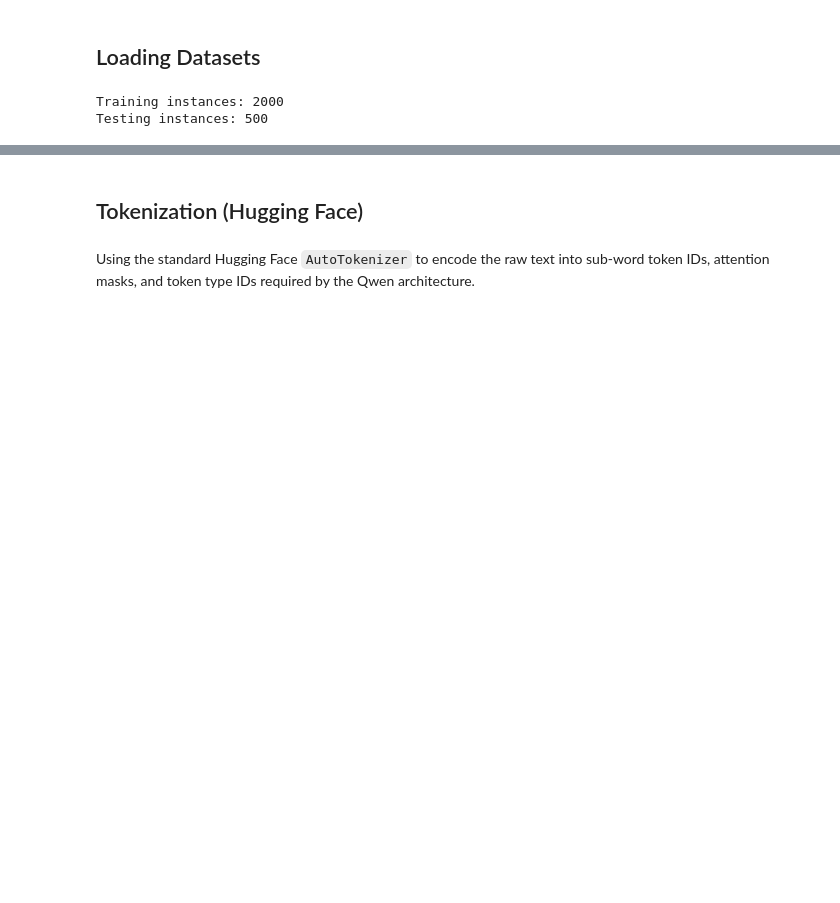
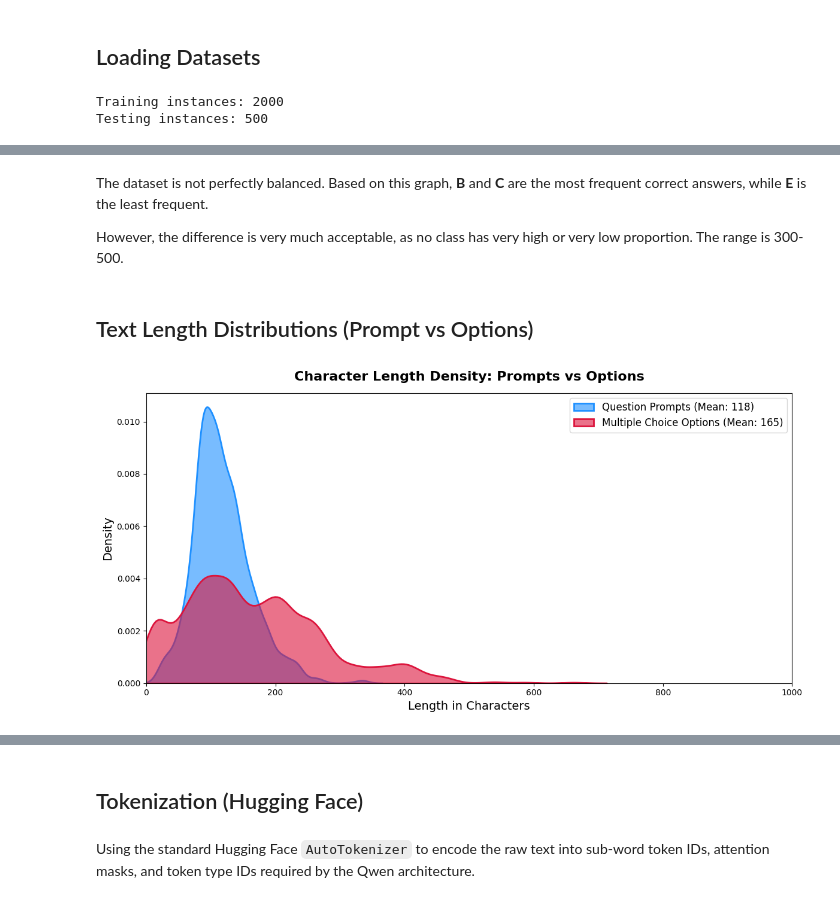
Before and after one commit to BhagyaJyoti22006/Smart-MCQ-Solver-Challenge, a Jupyter notebook: notebooks/Final_Notebook.ipynb, the cells around one changed output, grey strips where cells are left out. Saved outputs shown, nothing was run; the diff lists cells and outputs as text; code cells hidden in the pictures; blank space fills up the shorter version.

```diff
--- a/notebooks/Final_Notebook.ipynb
+++ b/notebooks/Final_Notebook.ipynb
@@ -90,0 +221,37 @@ Testing instances: 500
+# %% [markdown]
+The dataset is not perfectly balanced. Based on this graph, **B** and **C** are the most frequent correct answers, while **E** is the least frequent.
+
+However, the difference is very much acceptable, as no class has very high or very low proportion. The range is 300-500.
+# %% [markdown]
+## Text Length Distributions (Prompt vs Options)
+# %%
+# Calculate lengths without modifying the original dataframe
+prompt_lens = train_df["prompt"].apply(len)
+
+# Flatten all 5 options into a single list for distribution plotting
+all_options_len = []
+for opt in ["A", "B", "C", "D", "E"]:
+    all_options_len.extend(train_df[opt].apply(len).tolist())
+
+# Calculate dynamic statistics
+prompt_mean = prompt_lens.mean()
+opt_mean = np.mean(all_options_len)
+
+plt.figure(figsize=(12, 6))
+
+# Plot Prompts
+sns.kdeplot(prompt_lens, fill=True, color="dodgerblue", label=f"Question Prompts (Mean: {prompt_mean:.0f})", alpha=0.6, linewidth=2)
+
+# Plot Options
+sns.kdeplot(all_options_len, fill=True, color="crimson", label=f"Multiple Choice Options (Mean: {opt_mean:.0f})", alpha=0.6, linewidth=2)
+
+plt.title("Character Length Density: Prompts vs Options", fontsize=16, fontweight="bold", pad=15)
+plt.xlabel("Length in Characters", fontsize=14)
+plt.ylabel("Density", fontsize=14)
+plt.legend(fontsize=12, loc="upper right")
+plt.xlim(0, 1000)
+
+plt.tight_layout()
+plt.show()
+# %% [output]
+[figure, added]
```
Also changed, not shown: parts of 74 cells of this notebook.
